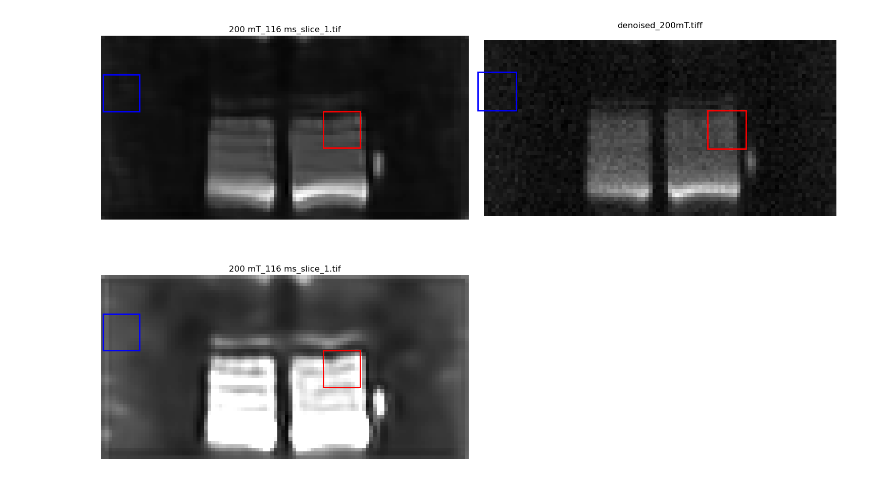
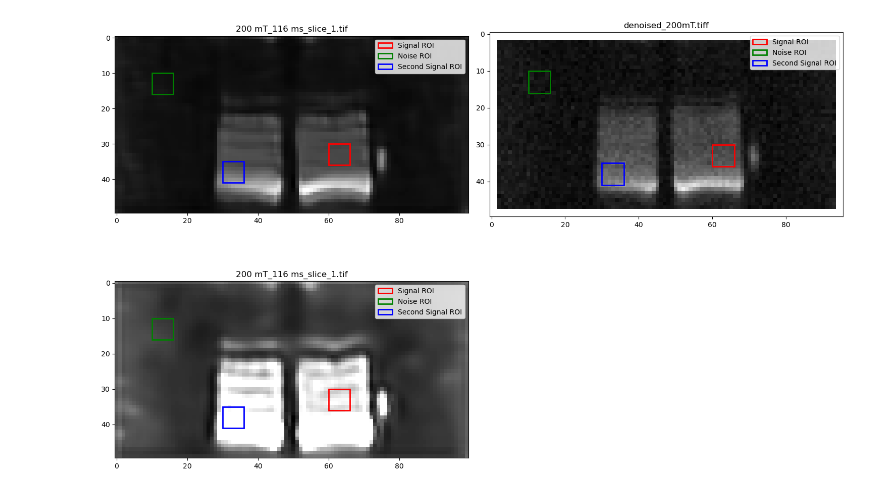
Before and after one commit to doro041/HonoursProject-CS4529-Blind-Denoising-Within-FFC-MRI, a Jupyter notebook: ProjectCode/Algorithms/TraditionalMethods/SNR:CNR/MedicalPhantomML.ipynb, the cells around one changed output. Cells and saved outputs as stored; diff of their text form; code cells hidden in the pictures.

Commit message:
added the ROI for medicalphantom ,saved figures, real data etc.

```diff
--- a/ProjectCode/Algorithms/TraditionalMethods/SNR:CNR/MedicalPhantomML.ipynb
+++ b/ProjectCode/Algorithms/TraditionalMethods/SNR:CNR/MedicalPhantomML.ipynb
@@ -3,94 +3,104 @@ import numpy as np
 import matplotlib.pyplot as plt
 from skimage.io import imread
 
-def calculate_snr_cnr(image_path, roi_coords, noise_coords, roi2_coords=None):
+def calculate_snr_cnr(image_path, roi_coords, noise_coords, roi2_coords):
     """
-    Calculate SNR and CNR for a given image.
+    Calculates SNR and CNR for a given image with specified ROIs.
 
-    :param image_path: Path to the image file.
-    :param roi_coords: Coordinates for the signal ROI (x, y, width, height).
-    :param noise_coords: Coordinates for the noise ROI (x, y, width, height).
-    :param roi2_coords: Coordinates for the second ROI for CNR calculation (optional).
-    :return: SNR, CNR (CNR is None if roi2_coords is not provided).
+    Args:
+        image_path (str): Path to the image file.
+        roi_coords (tuple): Coordinates (x, y, width, height) of the signal ROI.
+        noise_coords (tuple): Coordinates (x, y, width, height) of the noise ROI.
+        roi2_coords (tuple): Coordinates (x, y, width, height) of the second signal ROI for CNR calculation.
+
+    Returns:
+        tuple: A tuple containing SNR and CNR values (SNR, CNR).
     """
+
     image = imread(image_path)
+
+    # Adjust for grayscale (2D) or color (3D) images
+    if image.ndim == 2:  # Grayscale image
+        slice_func = lambda x, y, width, height: image[y:y + height, x:x + width]
+    else:  # Color image
+        slice_func = lambda x, y, width, height: image[y:y + height, x:x + width, :]
+
     x, y, width, height = roi_coords
-    roi_signal = image[y:y+height, x:x+width]
+    roi_signal = slice_func(x, y, width, height)
     mean_signal = np.mean(roi_signal)
 
     x, y, width, height = noise_coords
-    roi_noise = image[y:y+height, x:x+width]
+    roi_noise = slice_func(x, y, width, height)
     std_noise = np.std(roi_noise)
 
     snr = mean_signal / std_noise if std_noise != 0 else np.inf
 
-    cnr = None
-    if roi2_coords:
-        x, y, width, height = roi2_coords
-        roi2_signal = image[y:y+height, x:x+width]
-        mean_signal2 = np.mean(roi2_signal)
-        cnr = (mean_signal - mean_signal2) / std_noise
+    x, y, width, height = roi2_coords
+    roi2_signal = slice_func(x, y, width, height)
+    mean_signal2 = np.mean(roi2_signal)
+
+    cnr = (mean_signal - mean_signal2) / std_noise if std_noise != 0 else np.inf
 
     return snr, cnr
-def visualize_all_rois(image_paths, roi_coords, noise_coords):
+
+def visualize_all_rois(image_paths, roi_coords, noise_coords, roi2_coords):
     """
-    Visualize the ROIs on all images in a single figure.
+    Visualizes all images with ROIs highlighted.
 
-    :param image_paths: List of paths to the image files.
-    :param roi_coords: Coordinates for the signal ROI (x, y, width, height).
-    :param noise_coords: Coordinates for the noise ROI (x, y, width, height).
+    Args:
+        image_paths (list): List of paths to image files.
+        roi_coords (tuple): Coordinates (x, y, width, height) of the signal ROI.
+        noise_coords (tuple): Coordinates (x, y, width, height) of the noise ROI.
+        roi2_coords (tuple): Coordinates (x, y, width, height) of the second signal ROI for visualization.
     """
+
     num_images = len(image_paths)
-    # Calculate the grid size for plotting
     nrows = int(np.ceil(np.sqrt(num_images)))
     ncols = nrows
 
-    plt.figure(figsize=(15, nrows * 5))
+    plt.figure(figsize=(15, nrows * 5))  # Adjust the figure size as needed
 
     for i, image_path in enumerate(image_paths, start=1):
         image = imread(image_path)
         plt.subplot(nrows, ncols, i)
 
-        # Check if the image is grayscale or multichannel
-        if image.ndim == 2:
+        # Check the dimension of the image and adjust accordingly
+        if image.ndim == 2:  # Grayscale image
             plt.imshow(image, cmap='gray')
-        else:
+        else:  # Color image, displaying the first channel
             plt.imshow(image[:, :, 0], cmap='gray')
 
-        # Draw the signal ROI
-        x, y, width, height = roi_coords
-        plt.gca().add_patch(plt.Rectangle((x, y), width, height, edgecolor='red', facecolor='none', linewidth=2))
 
-        # Draw the noise ROI
-        x, y, width, height = noise_coords
-        plt.gca().add_patch(plt.Rectangle((x, y), width, height, edgecolor='blue', facecolor='none', linewidth=2))
 
-        # Optional: Set title to the image file name or any identifier
+        # Draw the ROIs
+        plt.gca().add_patch(plt.Rectangle((roi_coords[0], roi_coords[1]), roi_coords[2], roi_coords[3], edgecolor='red', facecolor='none', linewidth=2, label='Signal ROI'))
+        plt.gca().add_patch(plt.Rectangle((noise_coords[0], noise_coords[1]), noise_coords[2], noise_coords[3], edgecolor='green', facecolor='none', linewidth=2, label='Noise ROI'))
+        plt.gca().add_patch(plt.Rectangle((roi2_coords[0], roi2_coords[1]), roi2_coords[2], roi2_coords[3], edgecolor='blue', facecolor='none', linewidth=2, label='Second Signal ROI'))
+
+        # Set labels for ROIs
+        plt.legend()
+
         title = image_path.split('/')[-1]  # Extract the file name as title
         plt.title(title)
-        plt.axis('off')
 
     plt.tight_layout()
     plt.show()
 
-
 # Example usage
 image_paths = [
-    '../TraditionalMethods/Experiments/DenoisedImages/MedicalPhantomTrad/MedicalPhantom_N2F/200 mT_116 ms_slice_1.tif',
-    '../TraditionalMethods/Experiments/DenoisedImages/MedicalPhantomTrad/MedicalPhantom_patch2self/denoised_200mT.tiff',
-    '../TraditionalMethods/Experiments/DenoisedImages/MedicalPhantomTrad/MedicalPhantom_noise2self/200 mT_116 ms_slice_1.tif']
+    '../Experiments/DenoisedImages/MedicalPhantomTrad/MedicalPhantom_N2F/200 mT_116 ms_slice_1.tif',
+    '../Experiments/DenoisedImages/MedicalPhantomTrad/MedicalPhantom_patch2self/denoised_200mT.tiff',
+    '../Experiments/DenoisedImages/MedicalPhantomTrad/MedicalPhantom_noise2self/200 mT_116 ms_slice_1.tif']
 
 
 
-roi_coords = (60, 20, 10, 10)
-noise_coords = (0, 10, 10, 10)
-roi2_coords = (40,0, 10, 10)  # Example secondary ROI for CNR calculation
+roi_coords = (60, 30, 6, 6)
+noise_coords = (10, 10, 6, 6)
+roi2_coords = (30,35, 6, 6)
 for path in image_paths:
     snr, cnr = calculate_snr_cnr(path, roi_coords, noise_coords, roi2_coords)
     print(f"Image: {path}")
     print(f"SNR: {snr}, CNR: {cnr}")
 
-
-    # Assuming image_paths, roi_coords, and noise_coords are already defined
-visualize_all_rois(image_paths, roi_coords, noise_coords)
+visualize_all_rois(image_paths, roi_coords, noise_coords, roi2_coords)
 # %% [output]
@@ -103,4 +113,4 @@ SNR: 22.951980590820312, CNR: 14.637989044189453
-[figure, old version]
+[figure, new version]
 # %%
 import numpy as np
 import matplotlib.pyplot as plt
```
Also changed, not shown: parts of 4 cells of this notebook, 19 other files.
